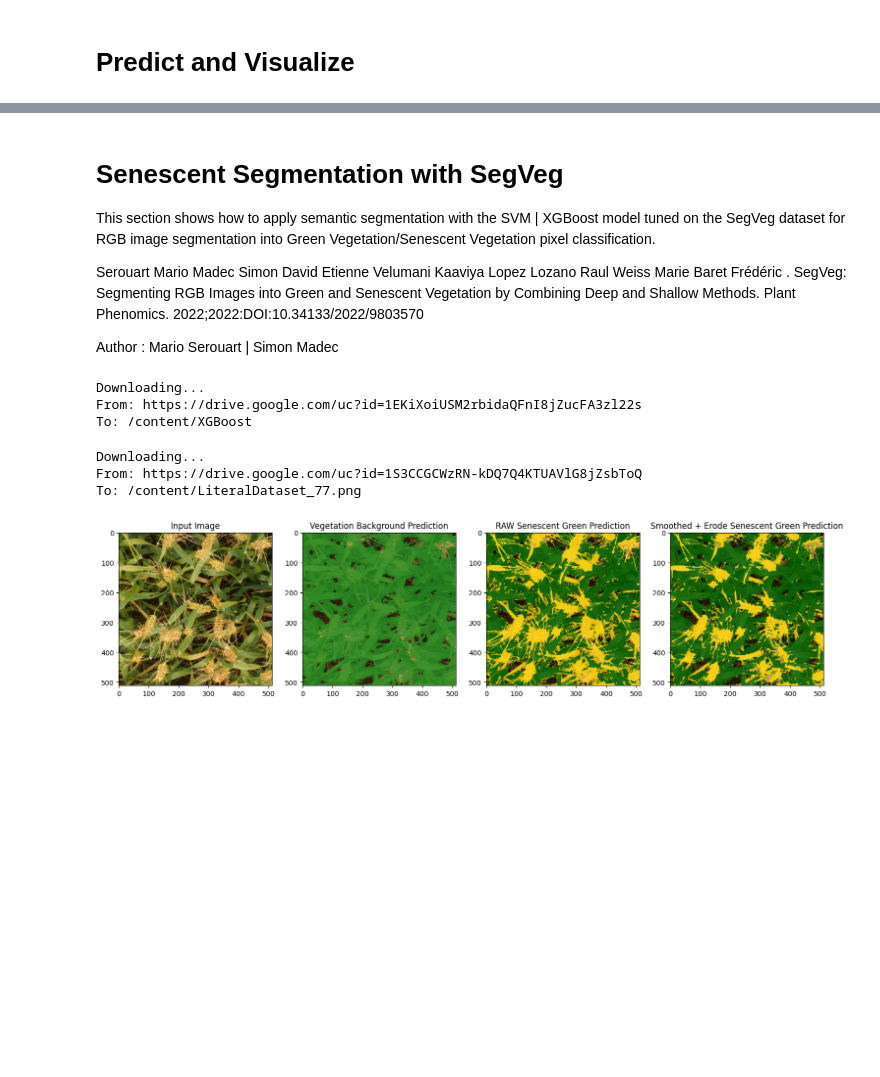
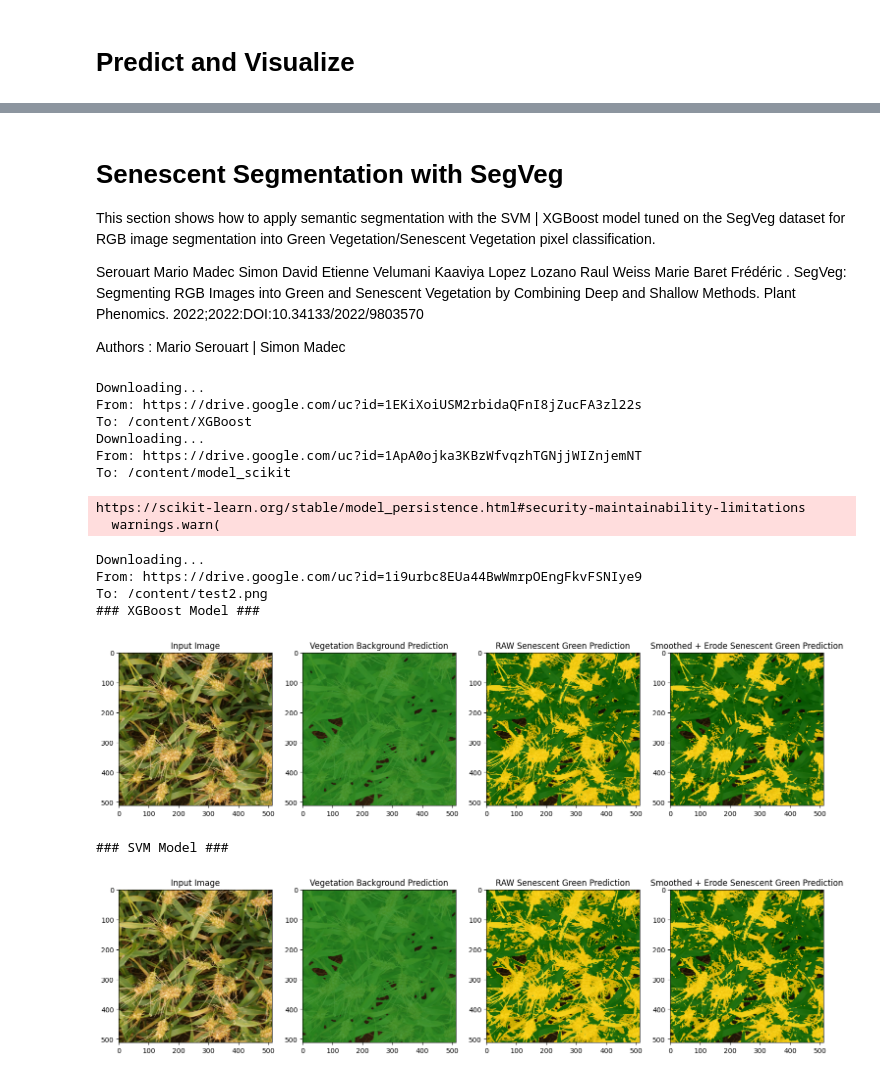
Before and after one commit to mserouar/SegVeg, a Jupyter notebook: VegAnn_+_SegVeg.ipynb, the cells around one changed output, grey strips where cells are left out. Saved outputs shown, nothing was run; the diff lists cells and outputs as text; code cells hidden in the pictures; blank space fills up the shorter version.

```diff
--- a/VegAnn_+_SegVeg.ipynb
+++ b/VegAnn_+_SegVeg.ipynb
@@ -207,8 +207,8 @@ def colorTransform_VegGround(im,X_true,alpha_vert,alpha_g):
 # %%
 !gdown https://drive.google.com/uc?id=1azagsinfW4btSGaTi0XJKsRnFR85Gtaw
 ckt_path = "/content/VegAnn.ckpt"
-!gdown https://drive.google.com/uc?id=11gt87JBiHcIdstjgsG762d5flIGXv2DY
-imname = "imtest.png"
+!gdown https://drive.google.com/uc?id=1i9urbc8EUa44BwWmrpOEngFkvFSNIye9
+imname = "test2.png"
 # %% [output]
 Downloading...
 From: https://drive.google.com/uc?id=1azagsinfW4btSGaTi0XJKsRnFR85Gtaw
@@ -246,14 +247,15 @@ VegAnnModel(
 # %% [markdown]
 # Predict and Visualize
 # %%
-im = cv2.imread(imname)
-im = cv2.cvtColor(im, cv2.COLOR_BGR2RGB)
+image = cv2.imread(imname)
+im = cv2.cvtColor(image, cv2.COLOR_BGR2RGB)
 
 preprocess_input = get_preprocessing_fn('resnet34', pretrained='imagenet')
 image = preprocess_input(im)
 image = image.astype('float32')
 
-inputs = torch.tensor(im) # , dtype=float
+
+inputs = torch.tensor(image) # , dtype=float
 # print(inputs.size)
 inputs = inputs.permute(2,0,1)
 inputs = inputs[None,:,:,:]
@@ -283,7 +285,7 @@ This section shows how to apply semantic segmentation with the SVM | XGBoost mod
 
 Serouart Mario Madec Simon David Etienne Velumani Kaaviya Lopez Lozano Raul Weiss Marie Baret Frédéric . SegVeg: Segmenting RGB Images into Green and Senescent Vegetation by Combining Deep and Shallow Methods. Plant Phenomics. 2022;2022:DOI:10.34133/2022/9803570
 
-Author : Mario Serouart | Simon Madec
+Authors : Mario Serouart | Simon Madec
 # %%
 import logging
 import pathlib
@@ -444,12 +446,16 @@ def visualisation(rgb_image: np.ndarray, yg_mask: np.ndarray) -> np.ndarray:
 
     return visualisation
 # %%
-# load the model_XG
+# load the model_XG + SVM
 !gdown https://drive.google.com/uc?id=1EKiXoiUSM2rbidaQFnI8jZucFA3zl22s
+!gdown https://drive.google.com/uc?id=1ApA0ojka3KBzWfvqzhTGNjjWIZnjemNT
 
 model_path = "/content/XGBoost"
 model_XG = pickle.load(Path(model_path).open("rb"))
 
+model_path = "/content/model_scikit"
+model_SVM = pickle.load(Path(model_path).open("rb"))
+
 new_attrs = ['grow_policy', 'max_bin', 'eval_metric', 'callbacks', 'early_stopping_rounds', 'max_cat_to_onehot', 'max_leaves', 'sampling_method', 'enable_categorical', 'feature_types', 'max_cat_threshold', 'predictor']
 for attr in new_attrs:
     setattr(model_XG, attr, None)
@@ -457,57 +463,97 @@ for attr in new_attrs:
 Downloading...
 From: https://drive.google.com/uc?id=1EKiXoiUSM2rbidaQFnI8jZucFA3zl22s
 To: /content/XGBoost
+Downloading...
+From: https://drive.google.com/uc?id=1ApA0ojka3KBzWfvqzhTGNjjWIZnjemNT
+To: /content/model_scikit
+https://scikit-learn.org/stable/model_persistence.html#security-maintainability-limitations
+  warnings.warn(
 # %%
 import xgboost
 
-!gdown https://drive.google.com/uc?id=1S3CCGCWzRN-kDQ7Q4KTUAVlG8jZsbToQ
-imname = "/content/LiteralDataset_77.png"
 
-im = cv2.imread(imname)
+!gdown https://drive.google.com/uc?id=1i9urbc8EUa44BwWmrpOEngFkvFSNIye9
+imname = "test2.png"
+
+image = cv2.imread(imname)
 im_XG = cv2.imread(imname)
-im = cv2.cvtColor(im, cv2.COLOR_BGR2RGB)
+im = cv2.cvtColor(image, cv2.COLOR_BGR2RGB)
 
 preprocess_input = get_preprocessing_fn('resnet34', pretrained='imagenet')
 image = preprocess_input(im)
 image = image.astype('float32')
 
-inputs = torch.tensor(im)
+inputs = torch.tensor(image) # , dtype=float
+# print(inputs.size)
 inputs = inputs.permute(2,0,1)
 inputs = inputs[None,:,:,:]
+# print(inputs.shape)
 logits = model(inputs)
 pr_mask = logits.sigmoid()
 
 pred = (pr_mask > 0.5).numpy().astype(np.uint8)
+
 
 im1_pred = colorTransform_VegGround(im,pred,0.8,0.2)
 im2_pred = colorTransform_VegGround(im,pred,0.2,0.8)
 
 raw_yellow_green_mask = prediction(im_XG, model_XG, mask=pred, threshold=0.5, contrasted=1)
 raw_visu = visualisation(im_XG, raw_yellow_green_mask)
 raw_visu = cv2.cvtColor(raw_visu, cv2.COLOR_BGR2RGB)
 
 yellow_green_mask = cv2.erode(raw_yellow_green_mask, np.ones((2,2), np.uint8), iterations=1)
 yellow_green_mask = cv2.GaussianBlur(yellow_green_mask, (3,3), 0)
 visu = visualisation(im_XG, yellow_green_mask)
 visu = cv2.cvtColor(visu, cv2.COLOR_BGR2RGB)
 
-
+print("### XGBoost Model ###")
 fig, (ax1, ax2, ax3, ax4) = plt.subplots(1, 4)
 fig.set_size_inches(18.5, 10.5)
 ax1.imshow(im)
 ax1.set_title("Input Image")
 
 ax2.imshow(im2_pred)
 ax2.set_title("Vegetation Background Prediction")
 
 ax3.imshow(raw_visu)
 ax3.set_title("RAW Senescent Green Prediction")
 
 ax4.imshow(visu)
 ax4.set_title("Smoothed + Erode Senescent Green Prediction")
 plt.show()
+
+###
+###
+
+raw_yellow_green_mask = prediction(im_XG, model_SVM, mask=pred, threshold=0.5, contrasted=1)
+raw_visu = visualisation(im_XG, raw_yellow_green_mask)
+raw_visu = cv2.cvtColor(raw_visu, cv2.COLOR_BGR2RGB)
+
+yellow_green_mask = cv2.erode(raw_yellow_green_mask, np.ones((2,2), np.uint8), iterations=1)
+yellow_green_mask = cv2.GaussianBlur(yellow_green_mask, (3,3), 0)
+visu = visualisation(im_XG, yellow_green_mask)
+visu = cv2.cvtColor(visu, cv2.COLOR_BGR2RGB)
+
+print("### SVM Model ###")
+fig, (ax1, ax2, ax3, ax4) = plt.subplots(1, 4)
+fig.set_size_inches(18.5, 10.5)
+ax1.imshow(im)
+ax1.set_title("Input Image")
+
+ax2.imshow(im2_pred)
+ax2.set_title("Vegetation Background Prediction")
+
+ax3.imshow(raw_visu)
+ax3.set_title("RAW Senescent Green Prediction")
+
+ax4.imshow(visu)
+ax4.set_title("Smoothed + Erode Senescent Green Prediction")
+plt.show()
 # %% [output]
 Downloading...
-From: https://drive.google.com/uc?id=1S3CCGCWzRN-kDQ7Q4KTUAVlG8jZsbToQ
-To: /content/LiteralDataset_77.png
+From: https://drive.google.com/uc?id=1i9urbc8EUa44BwWmrpOEngFkvFSNIye9
+To: /content/test2.png
+### XGBoost Model ###
-[figure, old version]
+[figure, new version]
+### SVM Model ###
+[figure, added]
```
Also changed, not shown: parts of 4 cells of this notebook.
